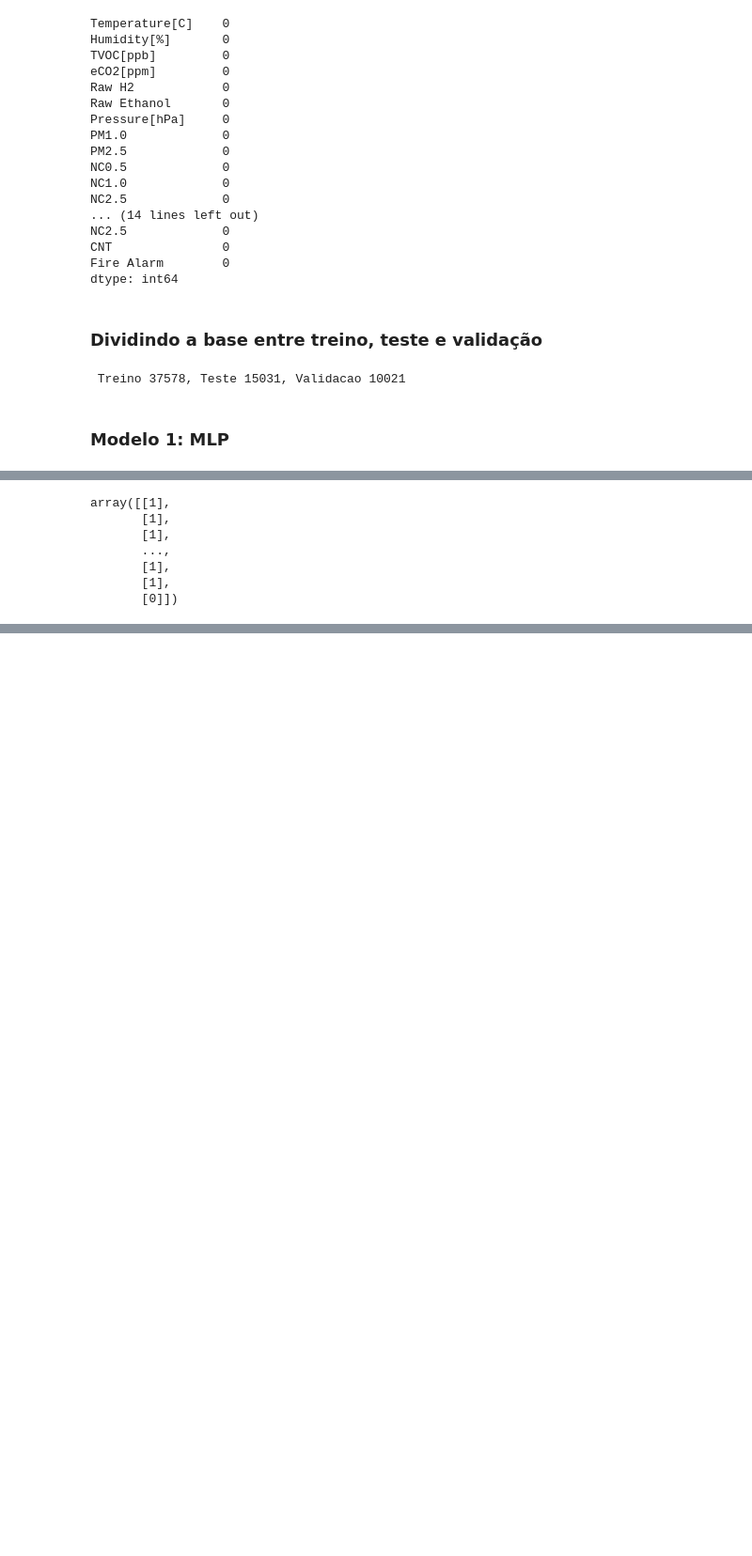
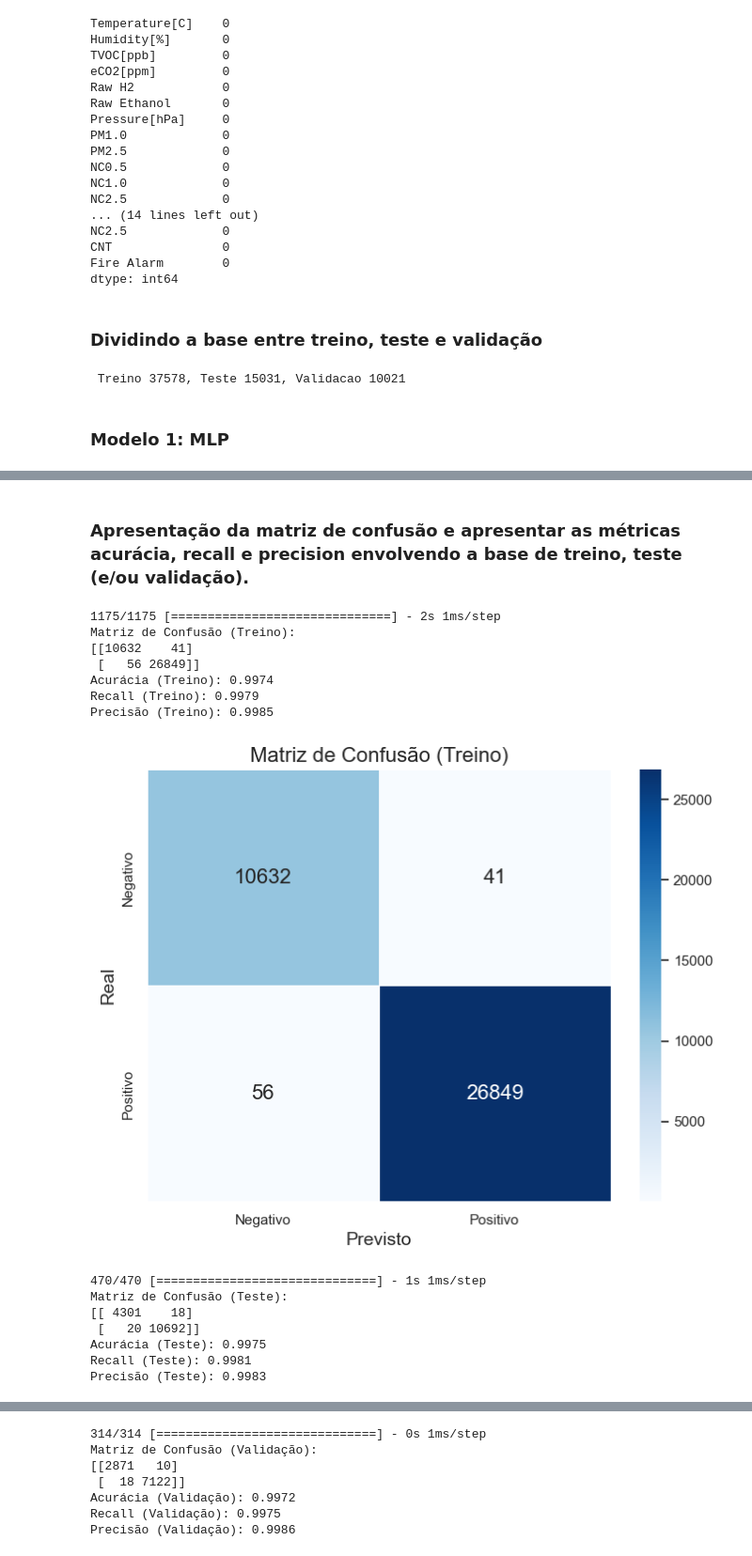
Before and after one commit to da-ferreira/prova-final-data-science, a Jupyter notebook: smoke_detection/main.ipynb, the cells around one changed output, grey strips where cells are left out. Shown at 94% size. Cells and saved outputs as stored; diff of their text form; code cells hidden in the pictures; blank space fills up the shorter version.

```diff
--- a/smoke_detection/main.ipynb
+++ b/smoke_detection/main.ipynb
@@ -90,6 +92,30 @@ def lr_scheduler(epoch):
 
 # Criando o callback para o Learning Rate Scheduler
 lr_scheduler_callback = tf.keras.callbacks.LearningRateScheduler(lr_scheduler)
+# %%
+def evaluate_model(model, X, y, set_name):
+    y_pred = (model.predict(X) > 0.5).astype("int32")
+    confusion = confusion_matrix(y, y_pred)
+    accuracy = accuracy_score(y, y_pred)
+    recall = recall_score(y, y_pred)
+    precision = precision_score(y, y_pred)
+
+    print(f"Matriz de Confusão ({set_name}):")
+    print(confusion)
+    print(f"Acurácia ({set_name}): {accuracy:.4f}")
+    print(f"Recall ({set_name}): {recall:.4f}")
+    print(f"Precisão ({set_name}): {precision:.4f}")
+    print("\n")
+
+    # Plotar a matriz de confusão
+    plt.figure(figsize=(8, 6))
+    sns.heatmap(confusion, annot=True, fmt="d", cmap="Blues", linewidths=.5, annot_kws={"size": 16})
+    plt.title(f'Matriz de Confusão ({set_name})', size=16)
+    plt.xlabel('Previsto', size=14)
+    plt.ylabel('Real', size=14)
+    plt.xticks([0.5, 1.5], ['Negativo', 'Positivo'])
+    plt.yticks([0.5, 1.5], ['Negativo', 'Positivo'])
+    plt.show()
 # %% [markdown]
 ### Modelo 1: MLP
 # %%
@@ -186,10 +169,26 @@ Precisão (Teste): 0.9973902507223413
-# %%
-y_train_pred
-# %% [output]
-array([[1],
-       [1],
-       [1],
-       ...,
-       [1],
-       [1],
-       [0]])
+# %% [markdown]
+### Apresentação da matriz de confusão e apresentar as métricas acurácia, recall e precision envolvendo a base de treino, teste (e/ou validação).
+# %%
+evaluate_model(model1, X_train, y_train, "Treino")
+
+# Avaliação no conjunto de teste
+evaluate_model(model1, X_test, y_test, "Teste")
+
+# Avaliação no conjunto de validação
+evaluate_model(model1, X_val, y_val, "Validação")
+# %% [output]
+1175/1175 [==============================] - 2s 1ms/step
+Matriz de Confusão (Treino):
+[[10632    41]
+ [   56 26849]]
+Acurácia (Treino): 0.9974
+Recall (Treino): 0.9979
+Precisão (Treino): 0.9985
+[figure, added]
+470/470 [==============================] - 1s 1ms/step
+Matriz de Confusão (Teste):
+[[ 4301    18]
+ [   20 10692]]
+Acurácia (Teste): 0.9975
+Recall (Teste): 0.9981
+Precisão (Teste): 0.9983
@@ -195,0 +196,7 @@ array([[1],
+314/314 [==============================] - 0s 1ms/step
+Matriz de Confusão (Validação):
+[[2871   10]
+ [  18 7122]]
+Acurácia (Validação): 0.9972
+Recall (Validação): 0.9975
+Precisão (Validação): 0.9986
```
Also changed, not shown: parts of 15 cells of this notebook, 1 other file.
